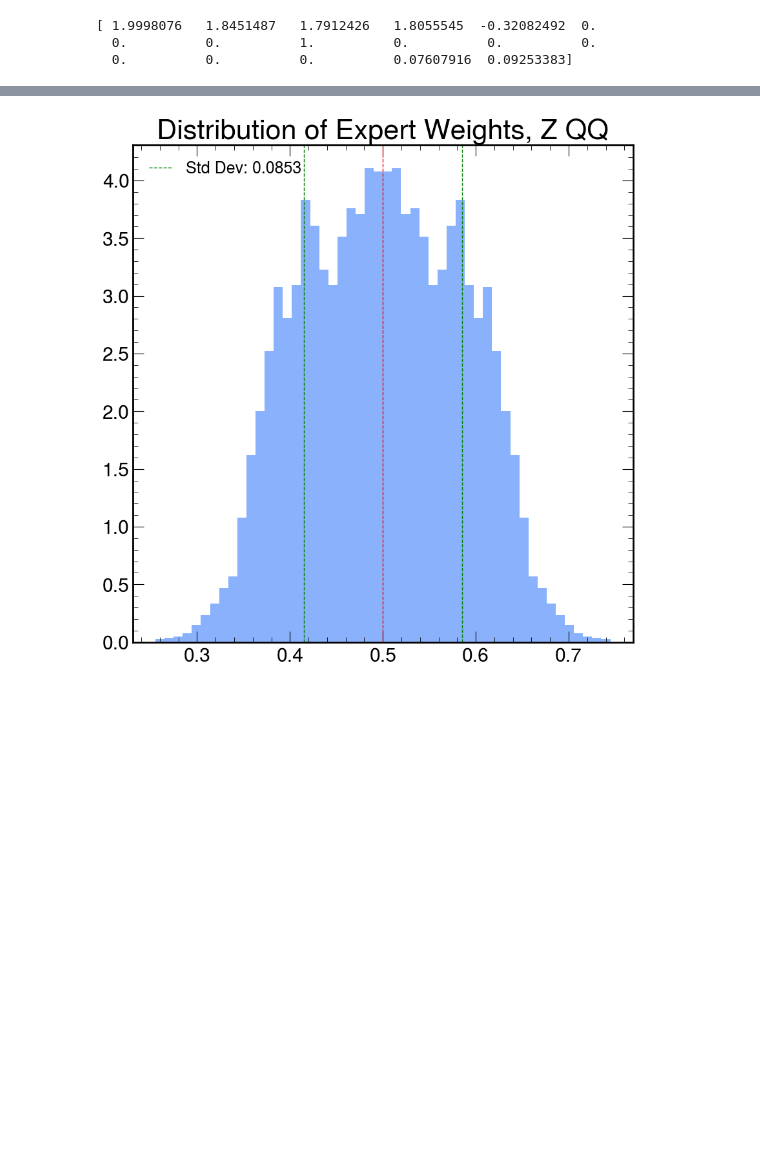
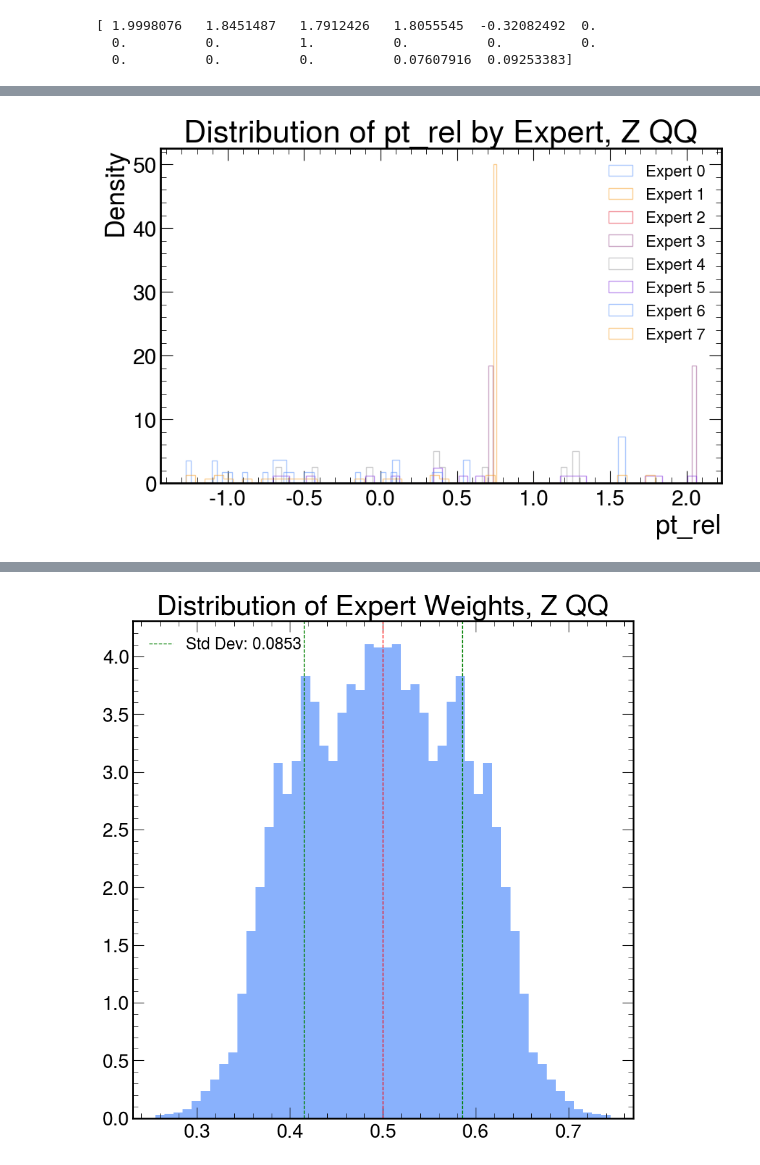
Before and after one commit to tim-legge/particle_transformer_legge, a Jupyter notebook: MoeRouterHooks.ipynb, the cells around one changed output, grey strips where cells are left out. Cells and saved outputs as stored; diff of their text form; code cells hidden in the pictures; blank space fills up the shorter version.

```diff
--- a/MoeRouterHooks.ipynb
+++ b/MoeRouterHooks.ipynb
@@ -2654,14 +2649,16 @@ for expert in parts_by_expert.keys():
 # %%
 # plot distribution of pt_rel for all experts
 plt.figure(figsize=(10,6))
 for expert in parts_by_expert.keys():
     pt_rels = []
     for part in parts_by_expert[expert]:
         pt_rels.append(part[2])
     plt.hist(pt_rels, bins=50, alpha=0.5, histtype='step', label=f'Expert {expert}', density=True)
 plt.xlabel('pt_rel')
 plt.ylabel('Density')
-plt.title(f'Distribution of pt_rel by Expert - Jet Type {jet_type}')
-plt.legend()
+plt.title(f'Distribution of pt_rel by Expert, {jet_type}')
+plt.legend(fontsize=16)
 #plt.savefig(f'/moe-interpretability-pv/plots/pt_rel_distribution_{jet_type.replace(" ","_")}_{jet_type}.png')
 plt.show()
+# %% [output]
+[figure, added]
```
Also changed, not shown: parts of 7 cells of this notebook.
